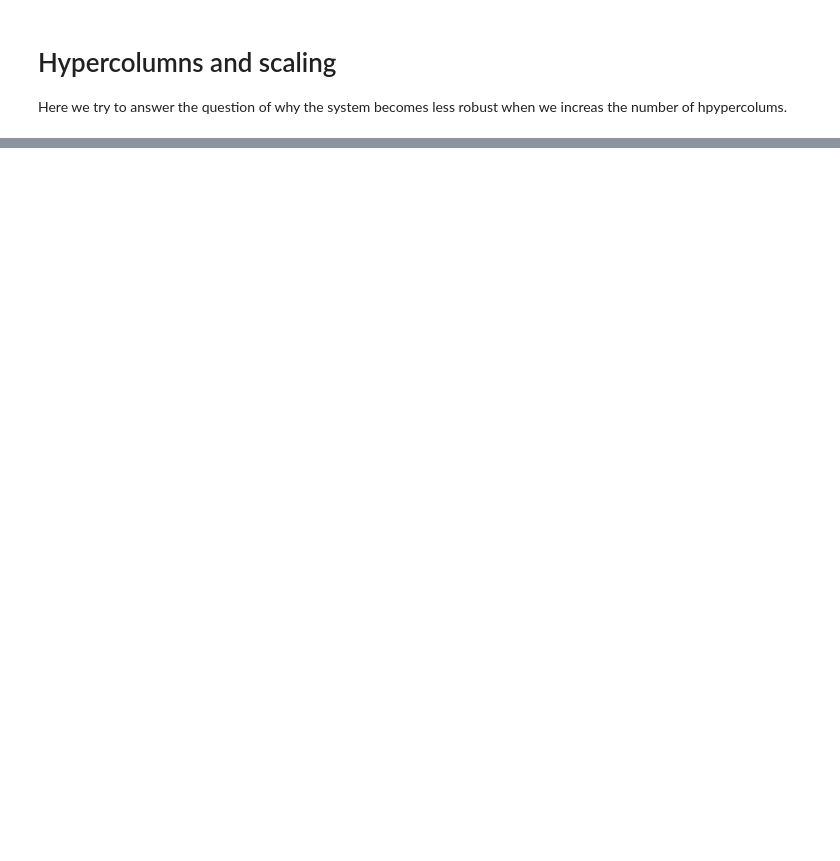
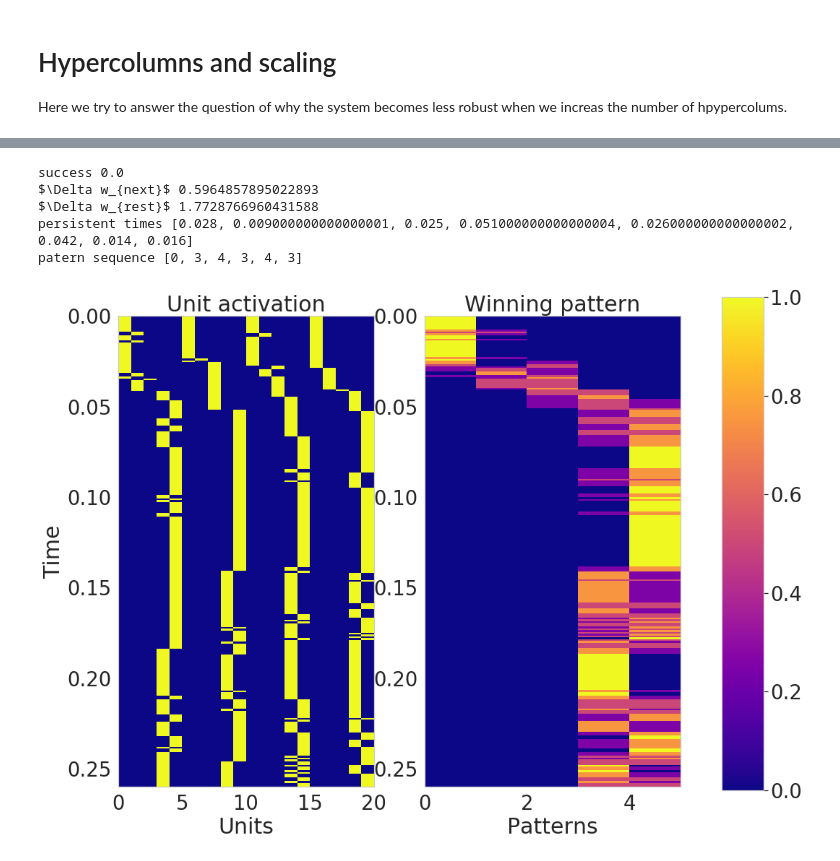
Before and after one commit to h-mayorquin/sequence_learning_paper, a Jupyter notebook: jupyter/2018-08-28(Noise and hypercolumns).ipynb, the cells around one changed output, grey strips where cells are left out. Drawn from its saved outputs; the diff is of its cells as text; code cells hidden in the pictures; blank space fills up the shorter version.

```diff
--- a/jupyter/2018-08-28(Noise and hypercolumns).ipynb
+++ b/jupyter/2018-08-28(Noise and hypercolumns).ipynb
@@ -5,0 +31,9 @@
+# %%
+%matplotlib inline
+plt.rcParams['figure.figsize'] = (16.0, 12.0)
+sns.set(font_scale=2.5)
+
+lw = 8
+ms = 15
+alpha_graph = 0.3
+colors = sns.color_palette()
@@ -8,0 +298,70 @@ Here we try to answer the question of why the system becomes less robust when we
+# %%
+strict_maximum = True
+
+g_a = 1.0
+g_I = 2.0
+tau_a = 0.250
+G = 1.0
+sigma_out = 10.0
+tau_s = 0.010
+tau_z_pre = 0.025
+tau_z_post = 0.005
+
+hypercolumns = 4
+minicolumns = 5
+n_patterns = minicolumns
+
+# Training protocol
+training_time_base = 0.100
+training_times = [training_time_base for i in range(n_patterns)]
+inter_pulse_interval_base = 0.0
+inter_pulse_intervals = [inter_pulse_interval_base for i in range(n_patterns)]
+inter_sequence_interval = 0.0
+resting_time = 2.0
+epochs = 1
+T_persistence = 0.050
+
+# Manager properties
+dt = 0.001
+values_to_save = ['o', 's']
+
+
+# Neural Network
+nn = Network(hypercolumns, minicolumns, G=G, tau_s=tau_s, tau_z_pre=tau_z_pre, tau_z_post=tau_z_post,
+             tau_a=tau_a, g_a=g_a, g_I=g_I, sigma_out=sigma_out, epsilon=epsilon, prng=np.random,
+             strict_maximum=strict_maximum, perfect=False, normalized_currents=True)
+
+
+# Build the manager
+manager = NetworkManager(nn=nn, dt=dt, values_to_save=values_to_save)
+# Build the representation
+representation = PatternsRepresentation(manager.canonical_activity_representation[:n_patterns],
+                                        minicolumns=minicolumns)
+
+# Build the protocol
+protocol = Protocol()
+protocol.simple_protocol(representation, training_times=training_times, inter_pulse_intervals=inter_pulse_intervals, inter_sequence_interval=inter_sequence_interval, epochs=epochs, resting_time=resting_time)
+
+# Run the protocol
+timed_input = manager.run_network_protocol_offline(protocol=protocol)
+
+manager.set_persistent_time_with_adaptation_gain(T_persistence=T_persistence)
+T_recall = T_persistence * minicolumns
+T_cue = tau_s
+I_cue = 0
+nr = manager.canonical_network_representation
+aux = calculate_recall_quantities(manager, nr, T_recall, T_cue, remove=0.009, reset=True, empty_history=True)
+success, pattern_sequence, persistent_times, timings = aux
+print('success', success)
+print(r'$\Delta w_{next}$', nn.w[1, 1] - nn.w[2, 1])
+print(r'$\Delta w_{rest}$',nn.w[2, 1] - nn.w[3, 1])
+print('persistent times', persistent_times)
+print('patern sequence', pattern_sequence)
+plot_network_activity_angle(manager)
+# %% [output]
+success 0.0
+$\Delta w_{next}$ 0.5964857895022893
+$\Delta w_{rest}$ 1.7728766960431588
+persistent times [0.028, 0.009000000000000001, 0.025, 0.051000000000000004, 0.026000000000000002, 0.042, 0.014, 0.016]
+patern sequence [0, 3, 4, 3, 4, 3]
+[figure, added]
```
Also changed, not shown: parts of 39 cells of this notebook, 8 other files.
